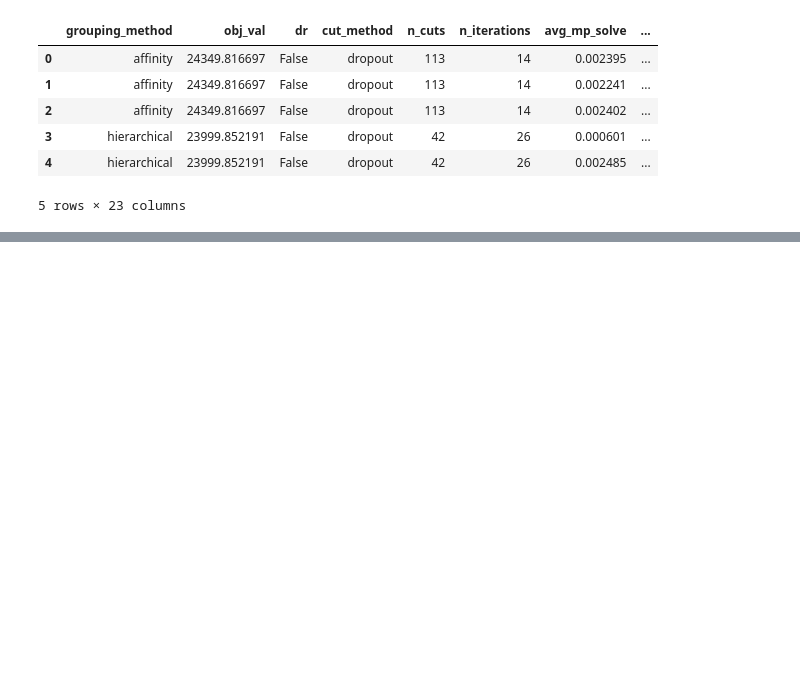
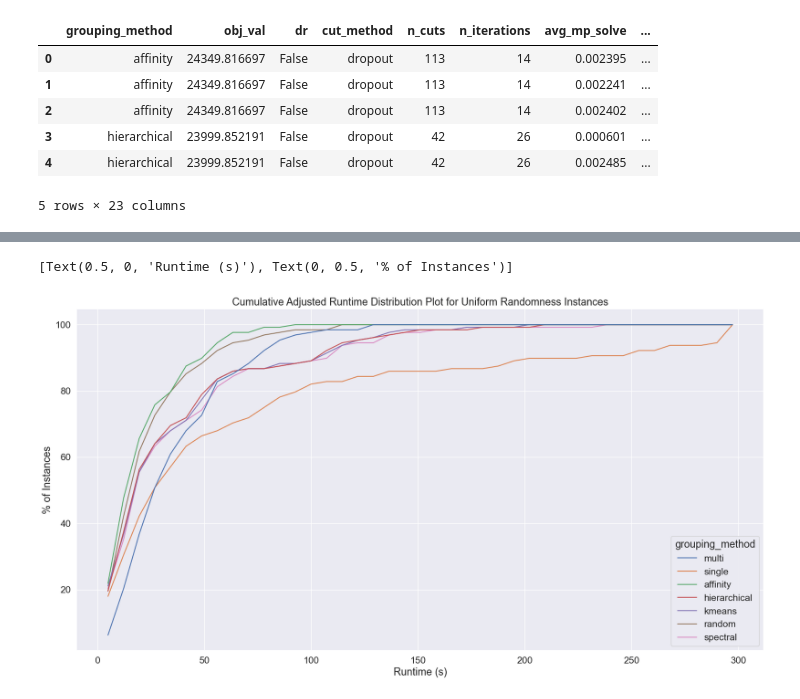
Before and after one commit to upadhyan/Clustering-in-Benders, a Jupyter notebook: notebooks/data_analysis.ipynb, the cells around one changed output, grey strips where cells are left out. Cells and saved outputs as stored; diff of their text form; code cells hidden in the pictures; blank space fills up the shorter version.

```diff
--- a/notebooks/data_analysis.ipynb
+++ b/notebooks/data_analysis.ipynb
@@ -68,13 +100,15 @@ EVERYTHING ABOVE
 # %%
-# Adjusted Cumulative Runtime Distribution Plot without PCA no Dropout
+subset = data[(data['cut_method'] != 'dropout') & (data['distribution'] != 'uniform')]
 
-subset = df[(~df['dropout']) & (~df['dr']) & ()]
 fig, ax = plt.subplots()
 fig.set_size_inches(20,10)
 sns.set(font_scale=1.4)
-plot = sns.histplot(data = subset,x = 'adj_runtime',hue = 'group_method',
+plot = sns.histplot(data = subset,x = 'adj_runtime',hue = 'grouping_method',
                     element='poly', fill = False, cumulative=True,
                     stat = "percent", common_norm=False, ax = ax)
-plot.set(title='Adjusted Cumulative Runtime Distribution Plot of instances w/o Dimension Reduction Applied')
+plot.set(title='Cumulative Adjusted Runtime Distribution Plot for Uniform Randomness Instances')
 plot.set(xlabel='Runtime (s)', ylabel='% of Instances')
+# %% [output]
+[Text(0.5, 0, 'Runtime (s)'), Text(0, 0.5, '% of Instances')]
+[figure, added]
 # %%
```
Also changed, not shown: parts of 25 cells of this notebook.
